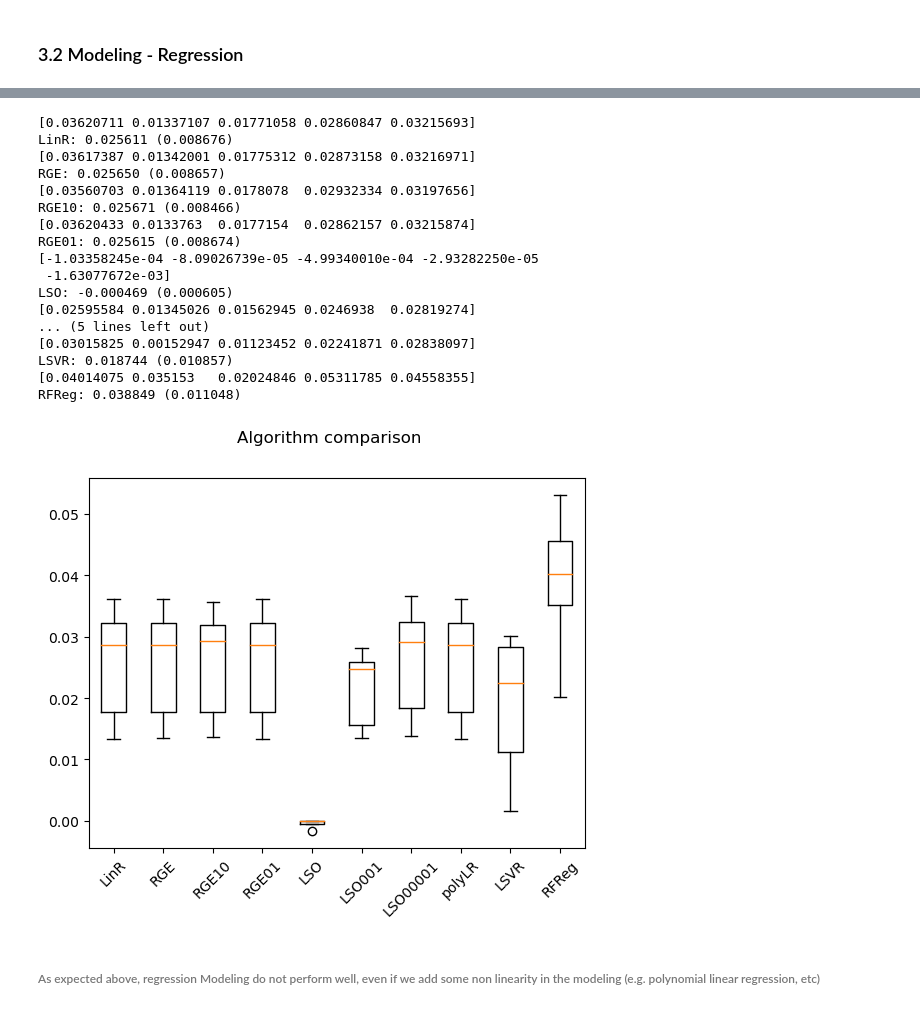
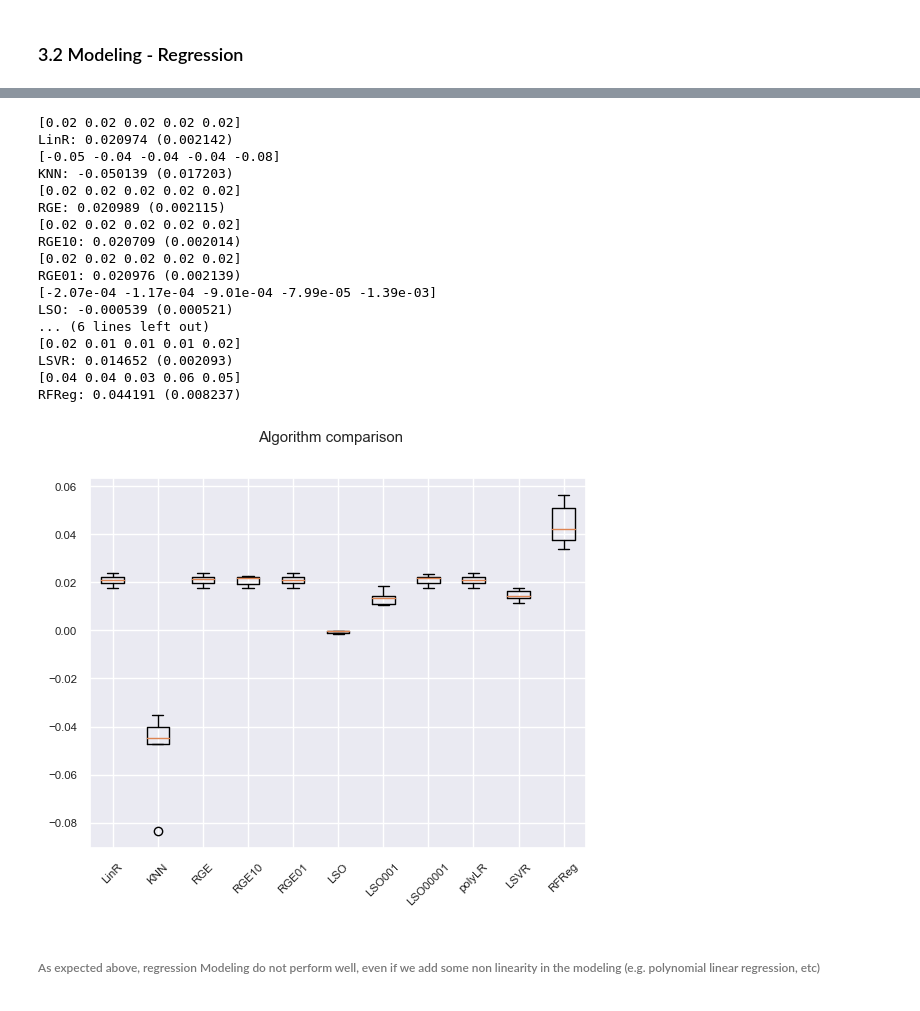
Before and after one commit to ma23dsti/PythonMLProj, a Jupyter notebook: Src/Project1Code.ipynb, the cells around one changed output, grey strips where cells are left out. Drawn from its saved outputs; the diff is of its cells as text; code cells hidden in the pictures.

```diff
--- a/Src/Project1Code.ipynb
+++ b/Src/Project1Code.ipynb
@@ -583,7 +607,7 @@ The figure layout has changed to tight
 ### 3.1 Modeling - Preprocessing
 # %%
  #Data of interest
-col = ['num_pages', 'text_reviews_count', #'ratings_count',
+col = ['num_pages', 'text_reviews_count', "author_number_books",
         'publicationYear','language_code_grouped', 'catRating','average_rating']
 
 dfmodel = df[col].copy()
@@ -599,7 +623,7 @@ dfmodel = df[col].copy()
 
 #one possibility:Delimit the variables using 3 standard deviations
 
-columns =['num_pages','text_reviews_count'] #'ratings_count',
+columns =['num_pages','text_reviews_count', "author_number_books"] #'ratings_count',
 
 for c in columns:
     data_mean, data_std = np.mean(dfmodel[c]), np.std(dfmodel[c])
@@ -641,7 +665,7 @@ dfmodel["catRating"] = dfmodel["catRating"].apply(lambda x: dicCat[x])
 # %% [markdown]
 ##### Split data and transform features
 # %%
-X = dfmodel[['num_pages', 'text_reviews_count', 'publicationYear','language_code_grouped']]
+X = dfmodel[['num_pages', 'text_reviews_count', 'publicationYear','language_code_grouped','author_number_books']]
 y = dfmodel.loc[:, "catRating"]
 
 #split the data
@@ -755,7 +792,8 @@ cont_ix = X_train.select_dtypes(exclude=["object"]).columns
 cat_ix = X_train.select_dtypes(include=["object"]).columns
 
 cont_pipeline = make_pipeline(
-    RobustScaler(with_centering=True, with_scaling=True, quantile_range=(25.0, 75.0))
+    RobustScaler(with_centering=True, with_scaling=True, quantile_range=(25.0, 75.0)),
+    PowerTransformer(method="yeo-johnson")
 )
 
 cat_pipeline = make_pipeline(OneHotEncoder(drop="first"))
@@ -817,7 +855,7 @@ Entries of X_train:
 #Model comparison
 models = []
 models.append(("LinR", LinearRegression()))
-#models.append(("KNN", KNeighborsRegressor (n_neighbors=2)))
+models.append(("KNN", KNeighborsRegressor (n_neighbors=7)))
 models.append(("RGE", Ridge(alpha=1)))
 models.append(("RGE10", Ridge(alpha=10)))
 models.append(("RGE01", Ridge(alpha=0.1)))
@@ -829,51 +867,51 @@ models.append(("LSVR", LinearSVR(max_iter=2000)))
 models.append(("RFReg", RandomForestRegressor(max_depth=2, random_state=0)))
 
 results = []
 names = []
 
 
 for name, model in models:
     kfold = KFold(n_splits=5, shuffle=True, random_state=1)
     if name=='polyLinreg':
         cv_results = cross_val_score(
         model, X_poly_train, yCont_train, cv=kfold, n_jobs=-1
         )
     else:
         cv_results = cross_val_score(
         model, X_train, yCont_train, cv=kfold,  n_jobs=-1
         )
     print(cv_results)
     results.append(cv_results)
     names.append(name)
     msg = "%s: %f (%f)" % (name, cv_results.mean(), cv_results.std())
     print(msg)
 
 # boxplot to compare
 fig = plt.figure()
 fig.suptitle("Algorithm comparison")
 ax = fig.add_subplot(111)
 plt.boxplot(results)
 ax.set_xticklabels(names, rotation=45)
 plt.show()
 # %% [output]
-[0.03620711 0.01337107 0.01771058 0.02860847 0.03215693]
-LinR: 0.025611 (0.008676)
-[0.03617387 0.01342001 0.01775312 0.02873158 0.03216971]
-RGE: 0.025650 (0.008657)
-[0.03560703 0.01364119 0.0178078  0.02932334 0.03197656]
-RGE10: 0.025671 (0.008466)
-[0.03620433 0.0133763  0.0177154  0.02862157 0.03215874]
-RGE01: 0.025615 (0.008674)
-[-1.03358245e-04 -8.09026739e-05 -4.99340010e-04 -2.93282250e-05
- -1.63077672e-03]
-LSO: -0.000469 (0.000605)
-[0.02595584 0.01345026 0.01562945 0.0246938  0.02819274]
-... (5 lines left out)
-[0.03015825 0.00152947 0.01123452 0.02241871 0.02838097]
-LSVR: 0.018744 (0.010857)
-[0.04014075 0.035153   0.02024846 0.05311785 0.04558355]
-RFReg: 0.038849 (0.011048)
+[0.02 0.02 0.02 0.02 0.02]
+LinR: 0.020974 (0.002142)
+[-0.05 -0.04 -0.04 -0.04 -0.08]
+KNN: -0.050139 (0.017203)
+[0.02 0.02 0.02 0.02 0.02]
+RGE: 0.020989 (0.002115)
+[0.02 0.02 0.02 0.02 0.02]
+RGE10: 0.020709 (0.002014)
+[0.02 0.02 0.02 0.02 0.02]
+RGE01: 0.020976 (0.002139)
+[-2.07e-04 -1.17e-04 -9.01e-04 -7.99e-05 -1.39e-03]
+LSO: -0.000539 (0.000521)
+... (6 lines left out)
+[0.02 0.01 0.01 0.01 0.02]
+LSVR: 0.014652 (0.002093)
+[0.04 0.04 0.03 0.06 0.05]
+RFReg: 0.044191 (0.008237)
-[figure, old version]
+[figure, new version]
 # %% [markdown]
 ###### As expected above, regression Modeling do not perform well, even if we add some non linearity in the modeling (e.g. polynomial linear regression, etc)
 # %%
```
Also changed, not shown: parts of 60 cells of this notebook, 7 other files.
